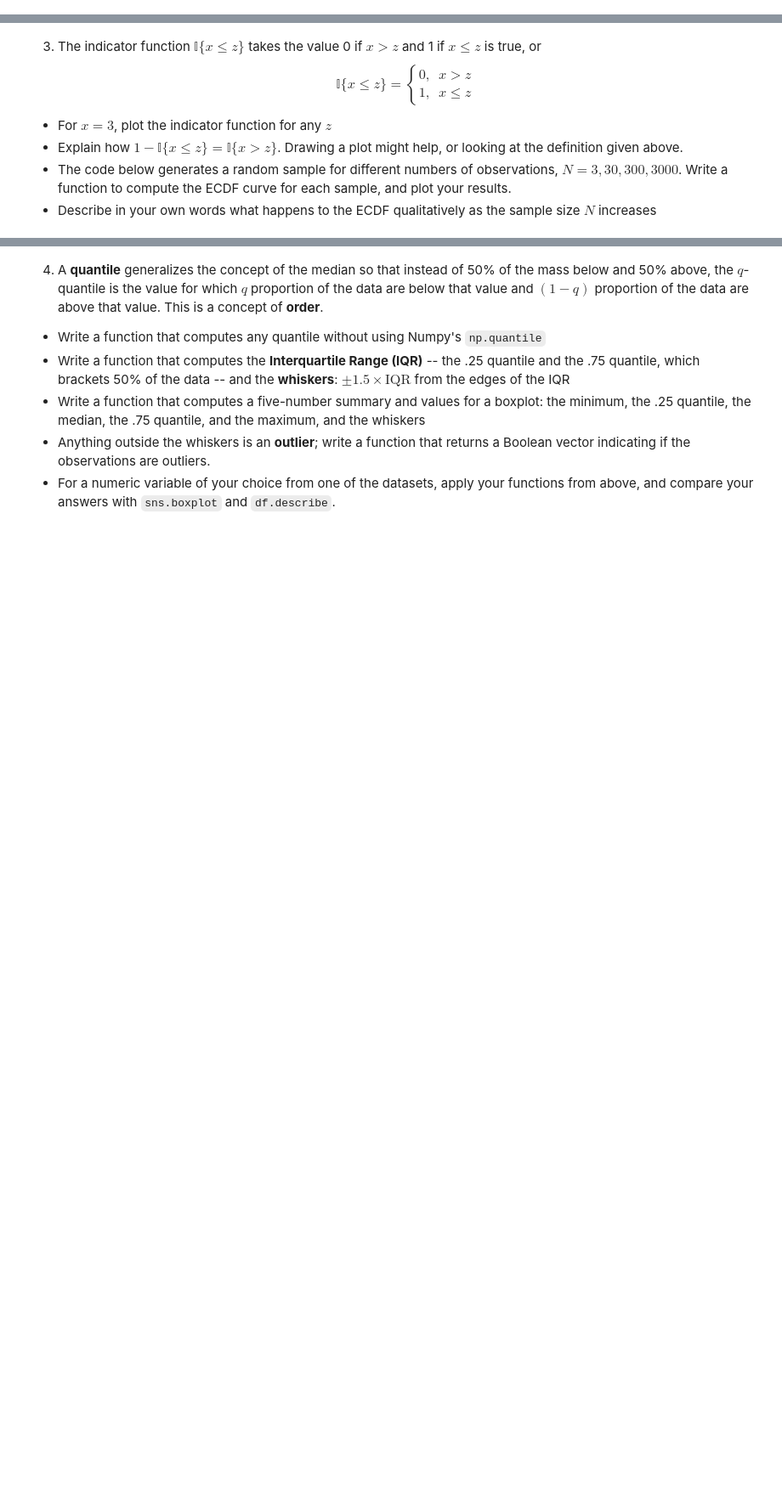
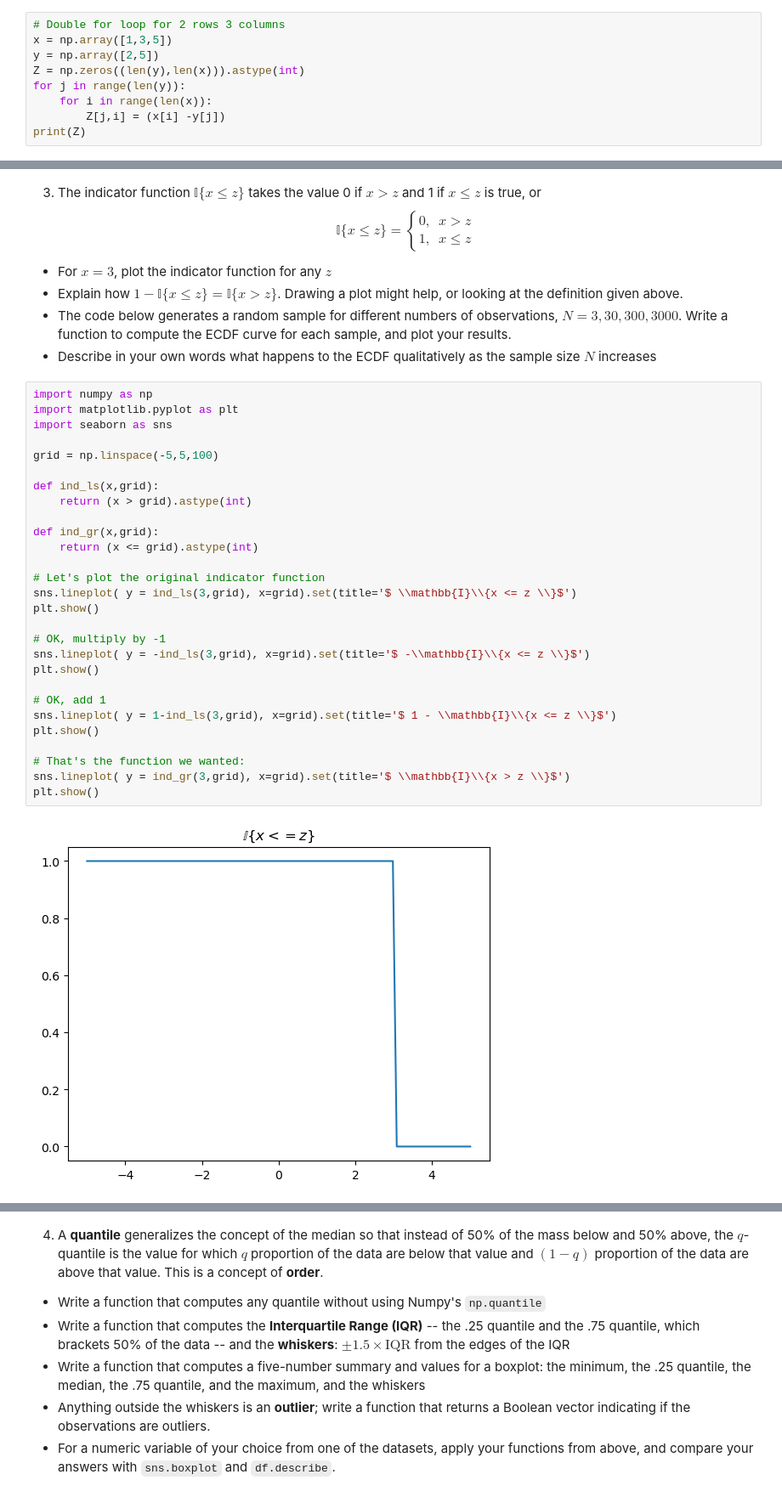
Before and after one commit to MLE-uva/Homework2, a Jupyter notebook: assignment_2-1.ipynb, the cells around one changed output, grey strips where cells are left out. Shown: that part at 85% size. Cells and saved outputs as stored; diff of their text form; blank space fills up the shorter version.

```diff
--- a/assignment_2-1.ipynb
+++ b/assignment_2-1.ipynb
@@ -56,0 +87,9 @@ z.shape
+# %%
+# Double for loop for 2 rows 3 columns
+x = np.array([1,3,5])
+y = np.array([2,5])
+Z = np.zeros((len(y),len(x))).astype(int)
+for j in range(len(y)):
+    for i in range(len(x)):
+        Z[j,i] = (x[i] -y[j])
+print(Z)
@@ -67,3 +111,33 @@ $$
 - Explain how $ 1- \mathbb{I}\{ x \le z \} = \mathbb{I}\{ x > z \}$. Drawing a plot might help, or looking at the definition given above.
 - The code below generates a random sample for different numbers of observations, $N = 3, 30, 300, 3000 $. Write a function to compute the ECDF curve for each sample, and plot your results.
 - Describe in your own words what happens to the ECDF qualitatively as the sample size $N$ increases
+# %%
+import numpy as np
+import matplotlib.pyplot as plt
+import seaborn as sns
+
+grid = np.linspace(-5,5,100)
+
+def ind_ls(x,grid):
+    return (x > grid).astype(int)
+
+def ind_gr(x,grid):
+    return (x <= grid).astype(int)
+
+# Let's plot the original indicator function
+sns.lineplot( y = ind_ls(3,grid), x=grid).set(title='$ \\mathbb{I}\\{x <= z \\}$')
+plt.show()
+
+# OK, multiply by -1
+sns.lineplot( y = -ind_ls(3,grid), x=grid).set(title='$ -\\mathbb{I}\\{x <= z \\}$')
+plt.show()
+
+# OK, add 1
+sns.lineplot( y = 1-ind_ls(3,grid), x=grid).set(title='$ 1 - \\mathbb{I}\\{x <= z \\}$')
+plt.show()
+
+# That's the function we wanted:
+sns.lineplot( y = ind_gr(3,grid), x=grid).set(title='$ \\mathbb{I}\\{x > z \\}$')
+plt.show()
+# %% [output]
+[figure, added]
```
Also changed, not shown: parts of 10 cells of this notebook.
